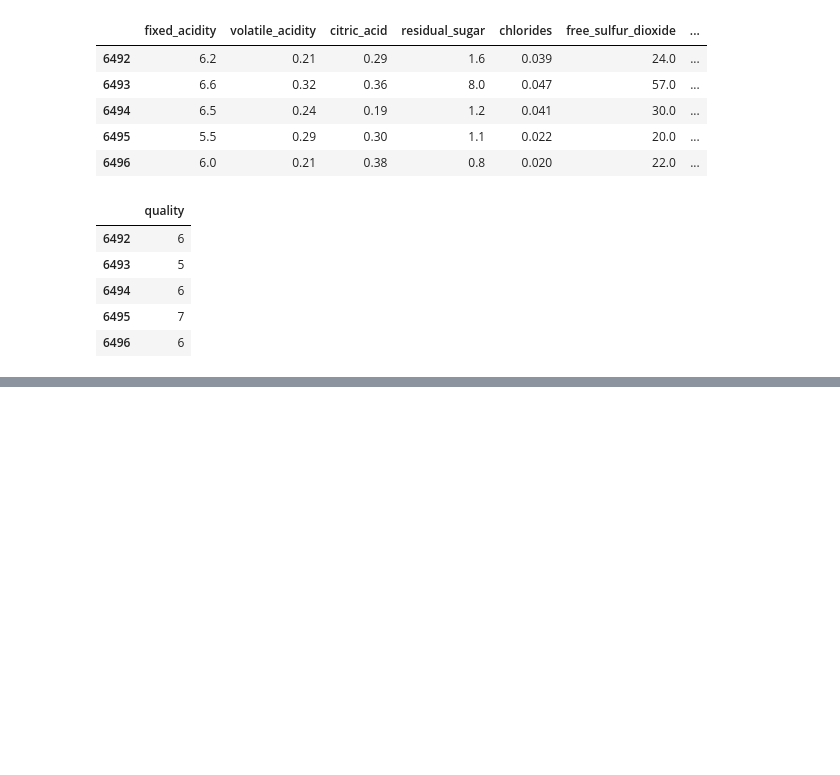
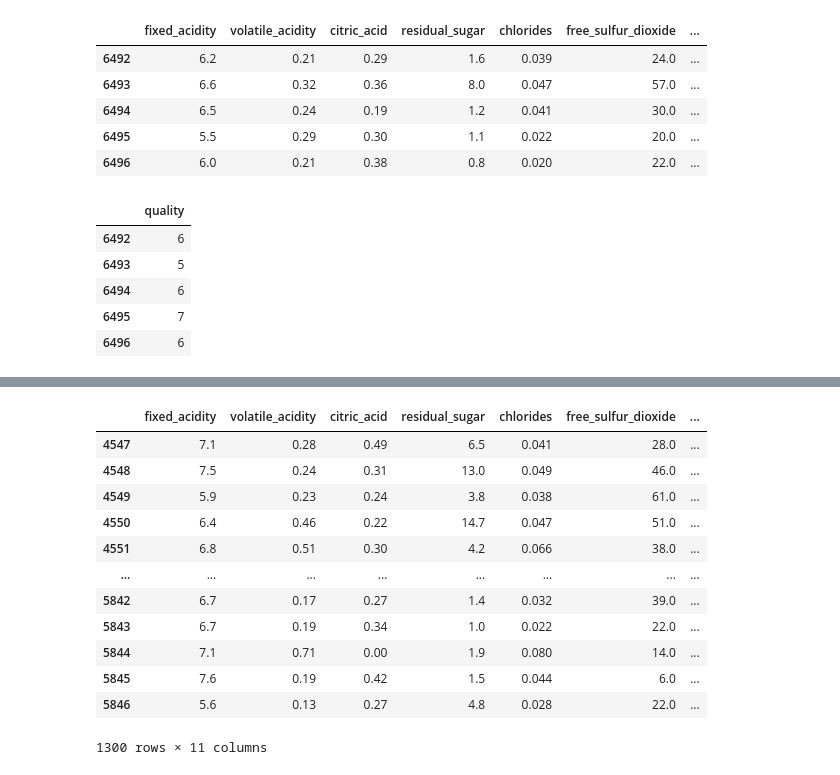
Before and after one commit to expeditow/machine-learning-study, a Jupyter notebook: regres-linear-grad.ipynb, the cells around one changed output, grey strips where cells are left out. Drawn from its saved outputs; the diff is of its cells as text; code cells hidden in the pictures; blank space fills up the shorter version.

```diff
--- a/regres-linear-grad.ipynb
+++ b/regres-linear-grad.ipynb
@@ -270,0 +311,16 @@ y_test = parte10['quality'].copy()
+# %%
+X_val
+# %% [output]
+|  | fixed_acidity | volatile_acidity | citric_acid | residual_sugar | chlorides | free_sulfur_dioxide | ... |
+| 4547 | 7.1 | 0.28 | 0.49 | 6.5 | 0.041 | 28.0 | ... |
+| 4548 | 7.5 | 0.24 | 0.31 | 13.0 | 0.049 | 46.0 | ... |
+| 4549 | 5.9 | 0.23 | 0.24 | 3.8 | 0.038 | 61.0 | ... |
+| 4550 | 6.4 | 0.46 | 0.22 | 14.7 | 0.047 | 51.0 | ... |
+| 4551 | 6.8 | 0.51 | 0.30 | 4.2 | 0.066 | 38.0 | ... |
+| ... | ... | ... | ... | ... | ... | ... | ... |
+| 5842 | 6.7 | 0.17 | 0.27 | 1.4 | 0.032 | 39.0 | ... |
+| 5843 | 6.7 | 0.19 | 0.34 | 1.0 | 0.022 | 22.0 | ... |
+| 5844 | 7.1 | 0.71 | 0.00 | 1.9 | 0.080 | 14.0 | ... |
+| 5845 | 7.6 | 0.19 | 0.42 | 1.5 | 0.044 | 6.0 | ... |
+| 5846 | 5.6 | 0.13 | 0.27 | 4.8 | 0.028 | 22.0 | ... |
+1300 rows × 11 columns
```
Also changed, not shown: parts of 12 cells of this notebook.
